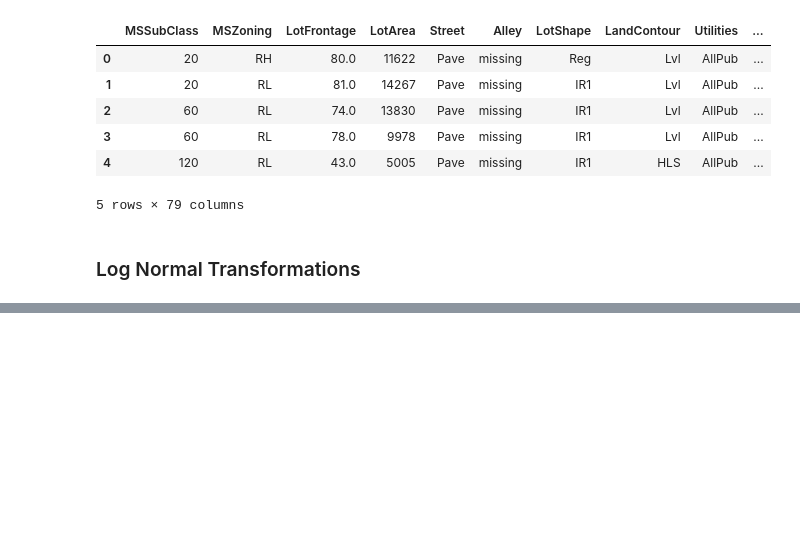
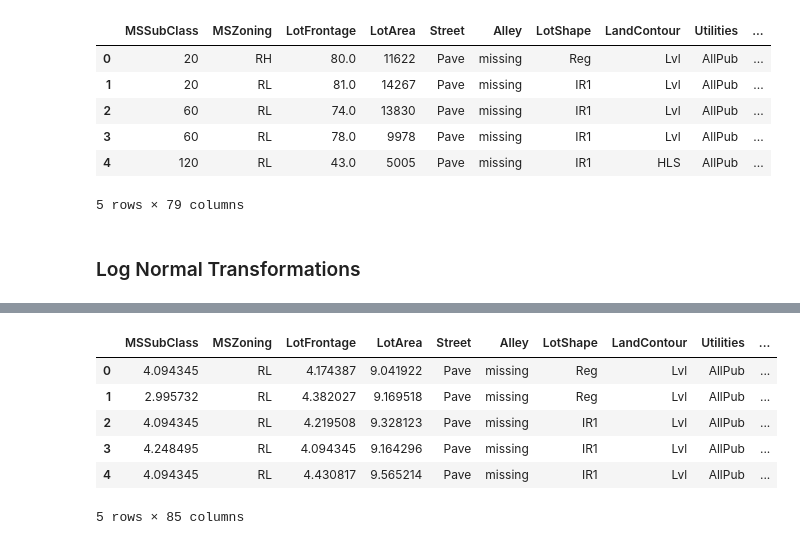
Before and after one commit to Abrar-Mustakim/Comprehensive-Data-Exploration-and-Advanced-Regression-Technique-on-Kaggles-Hourse-Pricing, a Jupyter notebook: EDA_and_Training.ipynb, the cells around one changed output, grey strips where cells are left out. Cells and saved outputs as stored; diff of their text form; code cells hidden in the pictures; blank space fills up the shorter version.

```diff
--- a/EDA_and_Training.ipynb
+++ b/EDA_and_Training.ipynb
@@ -668,0 +714,20 @@ temp.head()
+# %%
+data = df.copy()
+# %%
+from feature_engine.encoding import RareLabelEncoder
+rare_label = RareLabelEncoder(tol=0.01, n_categories=9, replace_with='Rare')
+# %%
+data = rare_label.fit_transform(data)
+# %%
+for features in ['Neighborhood', 'Condition1', 'Exterior1st', 'Exterior2nd' ,'SaleType']:
+    data[features + "_rare"] = np.where(data[features]=="Rare", 1, 0)
+# %%
+data.head()
+# %% [output]
+|  | MSSubClass | MSZoning | LotFrontage | LotArea | Street | Alley | LotShape | LandContour | Utilities | ... |
+| 0 | 4.094345 | RL | 4.174387 | 9.041922 | Pave | missing | Reg | Lvl | AllPub | ... |
+| 1 | 2.995732 | RL | 4.382027 | 9.169518 | Pave | missing | Reg | Lvl | AllPub | ... |
+| 2 | 4.094345 | RL | 4.219508 | 9.328123 | Pave | missing | IR1 | Lvl | AllPub | ... |
+| 3 | 4.248495 | RL | 4.094345 | 9.164296 | Pave | missing | IR1 | Lvl | AllPub | ... |
+| 4 | 4.094345 | RL | 4.430817 | 9.565214 | Pave | missing | IR1 | Lvl | AllPub | ... |
+5 rows × 85 columns
```
Also changed, not shown: parts of 12 cells of this notebook.
